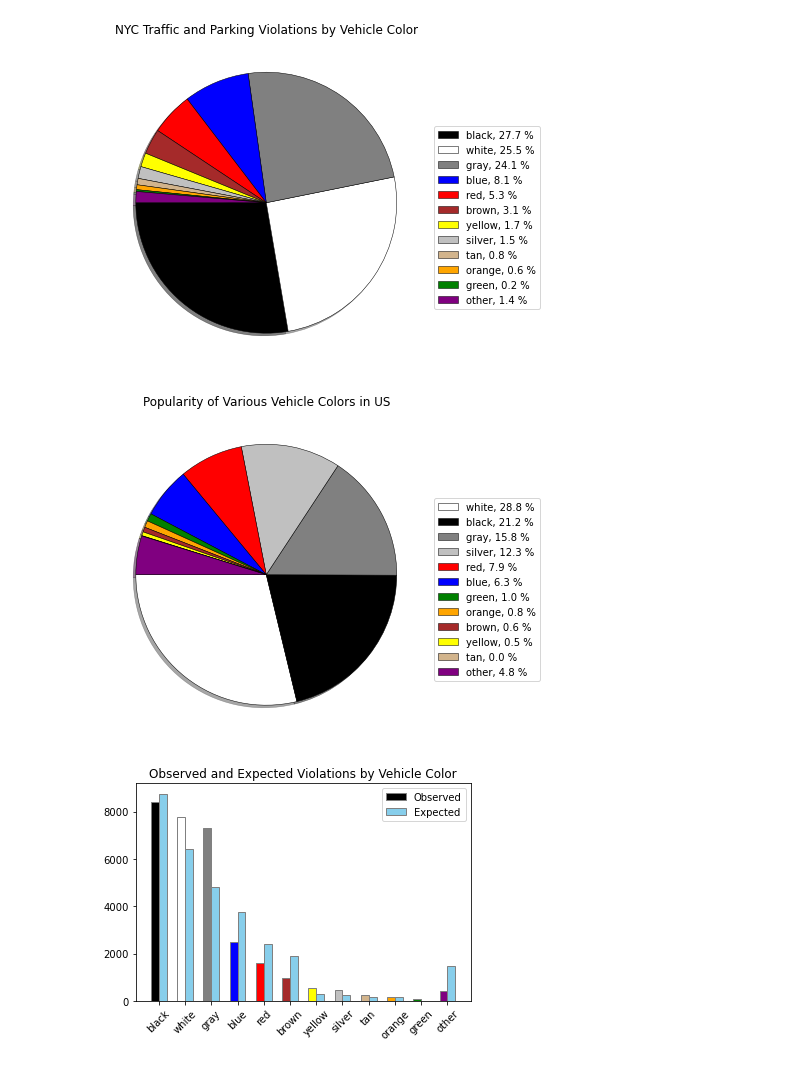
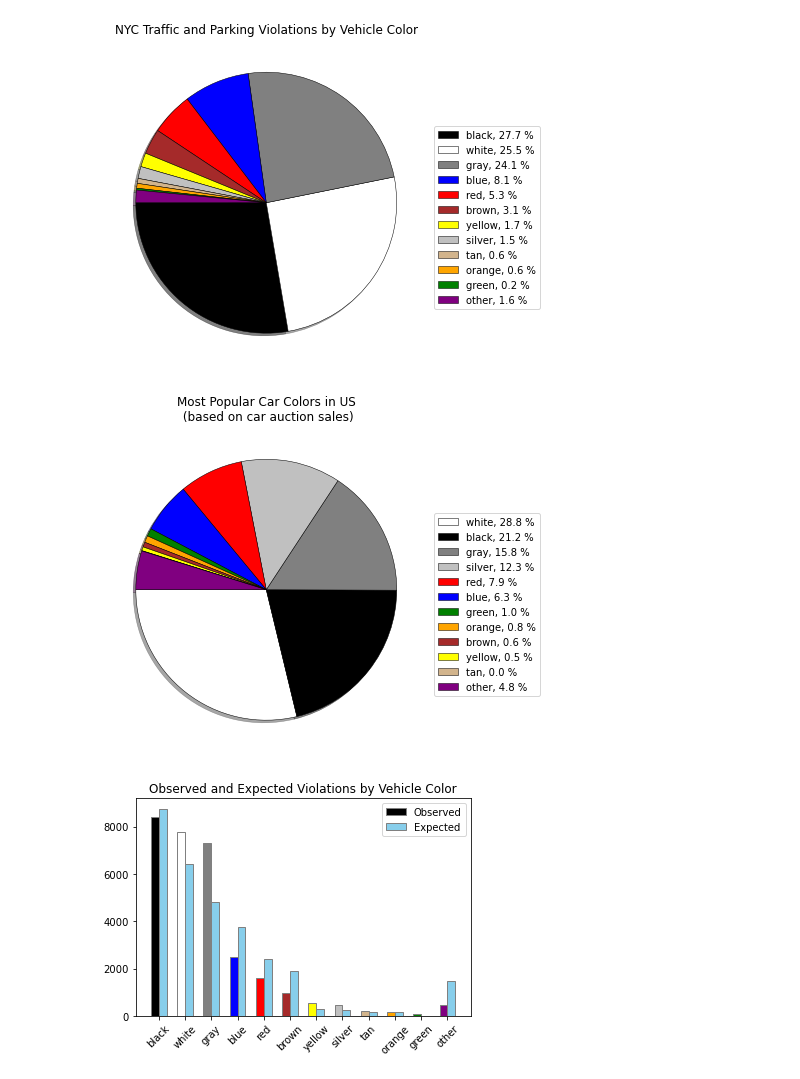
Before and after one commit to RyanAdamGonzalez1996/Project1, a Jupyter notebook: Vehicle_Color.ipynb, the cells around one changed output. Cells and saved outputs as stored; diff of their text form; code cells hidden in the pictures.

Commit message:
Adds comments to missing sections, cleans up some variable names, improves chart titles.

```diff
--- a/Vehicle_Color.ipynb
+++ b/Vehicle_Color.ipynb
@@ -54,18 +54,19 @@ colors_dict = {
     "blue": ('BL', "NA"),
     "brown": ('BR', 'BN'),
     "silver": ("S", "CH", "CR"),
-    "gray": ("GY", "GRA", "GREY", "GRY", "GEY"), # combines grays and silvers
+    "gray": ("GY", "GRA", "GREY", "GRY", "GEY"),
     "green": ("GRE", "GN", "GRN"),
     "orange": "O",
     "red": ("R", "BRG", "BUR", "M"), # combines reds, burgundies, and maroons
-    "tan": ("T", "BE", "BG", "BI", "GO", "GL"), # combines tans and beiges
+    "tan": ("T", "BE", "BG", "BI"), # combines tans and beiges
     "white": "W",
     "yellow": "Y"
 }
 
 # Loops through keys
 for color in colors_dict:
-    # Changes varying colors in original df to standard colors
+
+    # Changes varying color abbreviations in original df to standard colors
     df["Vehicle Color"].loc[df['Vehicle Color'].str.startswith(colors_dict[color], na=False)==True] = color
 
     # Changes varying colors in auction df to standard colors
@@ -189,9 +196,9 @@ plt.show()
 [figure]
 # %%
 pie_plots(color_auction_df['Num Cars'], color_auction_df['Colors'])
-plt.title('Popularity of Various Vehicle Colors in US')
+plt.title('Most Popular Car Colors in US\n (based on car auction sales)')
 plt.savefig('Output/predicted_tickets_by_color.png')
 plt.show()
 # %% [output]
-[figure, old version]
+[figure, new version]
 # %%
```
Also changed, not shown: parts of 6 cells of this notebook, 3 other files.
